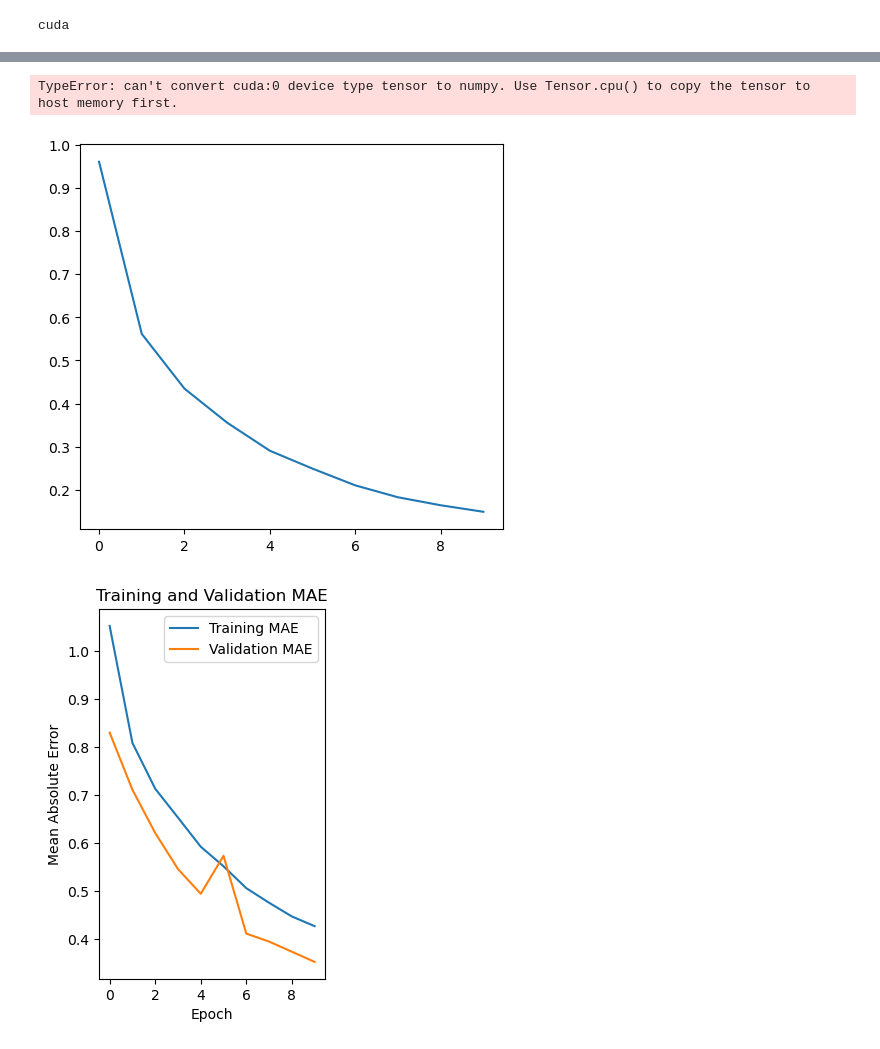
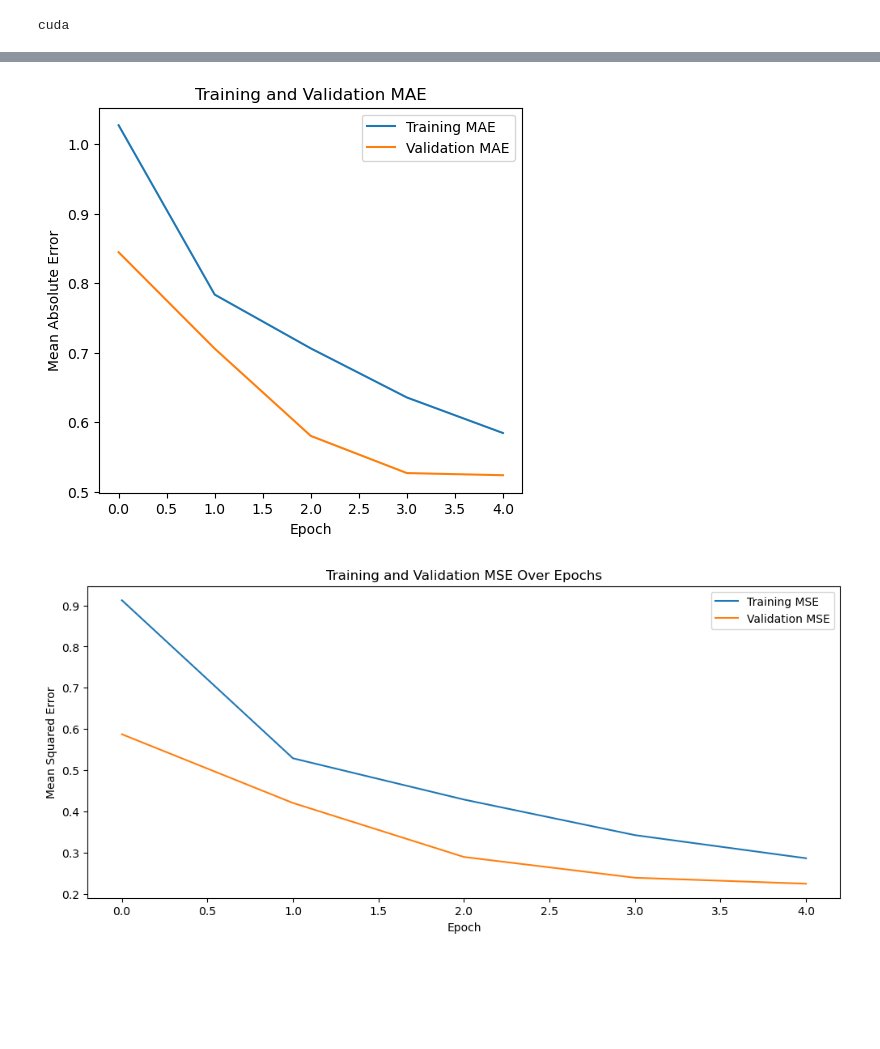
Before and after one commit to Kojimena/DS-P2, a Jupyter notebook: bert-baseline.ipynb, the cells around one changed output, grey strips where cells are left out. Cells and saved outputs as stored; diff of their text form; code cells hidden in the pictures; blank space fills up the shorter version.

```diff
--- a/bert-baseline.ipynb
+++ b/bert-baseline.ipynb
@@ -108,12 +108,13 @@ train_dataset, val_dataset = torch.utils.data.random_split(train_dataset, [train
 val_loader = torch.utils.data.DataLoader(val_dataset, batch_size=16, shuffle=False)
 # %%
 # Training loop
-history = {'loss': [], 'val_loss': [], 'mae': [], 'val_mae': []}
+history = {'loss': [], 'val_loss': [], 'mae': [], 'val_mae': [], 'mse': [], 'val_mse': []}
 
 model.train()
 for epoch in range(5):
     running_loss = 0.0
     running_mae = 0.0
+    running_mse = 0.0
 
     for step, (input_ids, attention_mask, content, wording) in enumerate(train_loader):
         input_ids = input_ids.to(device)
@@ -129,22 +130,28 @@ for epoch in range(5):
         optimizer.step()
 
         mae = torch.mean(torch.abs(outputs[:, 0] - content) + torch.abs(outputs[:, 1] - wording)).item()
+        mse = torch.mean((outputs[:, 0] - content) ** 2 + (outputs[:, 1] - wording) ** 2).item()
 
         running_loss += loss.item()
         running_mae += mae
+        running_mse += mse
 
     epoch_loss = running_loss / len(train_loader)
     epoch_mae = running_mae / len(train_loader)
+    epoch_mse = running_mse / len(train_loader)
+
     history['loss'].append(epoch_loss)
     history['mae'].append(epoch_mae)
+    history['mse'].append(epoch_mse)
 
-    print(f"Epoch {epoch+1} Loss: {epoch_loss}, MAE: {epoch_mae}")
+    print(f"Epoch {epoch+1} Loss: {epoch_loss}, MAE: {epoch_mae}, MSE: {epoch_mse}")
 
     # Validation loop
     model.eval()
     with torch.no_grad():
         val_loss = 0.0
         val_mae = 0.0
+        val_mse = 0.0
         for val_step, (input_ids, attention_mask, content, wording) in enumerate(val_loader):
             input_ids = input_ids.to(device)
             attention_mask = attention_mask.to(device)
@@ -152,14 +159,19 @@ for epoch in range(5):
             wording = wording.to(device)
 
             val_outputs = model(input_ids, attention_mask)
-            val_loss += (criterion(val_outputs[:, 0], content) + criterion(val_outputs[:, 1], wording))
+            val_loss += (criterion(val_outputs[:, 0], content) + criterion(val_outputs[:, 1], wording)).item()
             val_mae += torch.mean(torch.abs(val_outputs[:, 0] - content) + torch.abs(val_outputs[:, 1] - wording)).item()
+            val_mse += torch.mean((val_outputs[:, 0] - content) ** 2 + (val_outputs[:, 1] - wording) ** 2).item()
 
         avg_val_loss = val_loss / len(val_loader)
         avg_val_mae = val_mae / len(val_loader)
+        avg_val_mse = val_mse / len(val_loader)
+
         history['val_loss'].append(avg_val_loss)
         history['val_mae'].append(avg_val_mae)
+        history['val_mse'].append(avg_val_mse)
 
-        print(f"Validation Loss: {avg_val_loss}, Validation MAE: {avg_val_mae}")
+        print(f"Validation Loss: {avg_val_loss}, Validation MAE: {avg_val_mae}, Validation MSE: {avg_val_mse}")
+
     model.train()
 # %% [output]
@@ -186,33 +208,30 @@ Validation Loss: 0.10402475297451019, Validation MAE: 0.35189583980374867
 # %%
-# import matplotlib.pyplot as plt
-# # Plotting the results
-# plt.figure(figsize=(12, 5))
-# # Loss plot
-# plt.subplot(1, 2, 1)
-# plt.plot(history['loss'], label='Training Loss')
-# plt.plot(history['val_loss'], label='Validation Loss')
-# plt.title('Training and Validation Loss')
-# plt.xlabel('Epoch')
-# plt.ylabel('Loss')
-# plt.legend()
+# MAE plot
+import matplotlib.pyplot as plt
+plt.figure(figsize=(12, 5))
+plt.subplot(1, 2, 2)
+plt.plot(history['mae'], label='Training MAE')
+plt.plot(history['val_mae'], label='Validation MAE')
+plt.title('Training and Validation MAE')
+plt.xlabel('Epoch')
+plt.ylabel('Mean Absolute Error')
+plt.legend()
 
-# plt.show()
+plt.show()
 # %% [output]
-TypeError: can't convert cuda:0 device type tensor to numpy. Use Tensor.cpu() to copy the tensor to host memory first.
-[figure, old version]
+[figure, new version]
 # %%
-# MAE plot
-plt.subplot(1, 2, 2)
-plt.plot(history['mae'], label='Training MAE')
-plt.plot(history['val_mae'], label='Validation MAE')
-plt.title('Training and Validation MAE')
+# Graficar el MSE para entrenamiento y validación
+plt.figure(figsize=(12, 5))
+plt.plot(history['mse'], label='Training MSE')
+plt.plot(history['val_mse'], label='Validation MSE')
 plt.xlabel('Epoch')
-plt.ylabel('Mean Absolute Error')
+plt.ylabel('Mean Squared Error')
+plt.title('Training and Validation MSE Over Epochs')
 plt.legend()
-
 plt.show()
 # %% [output]
-[figure, old version]
+[figure, new version]
 # %%
 test_loader = torch.utils.data.DataLoader(test_dataset, batch_size=16, shuffle=False)
 # %%
```
Also changed, not shown: parts of 6 cells of this notebook, 3 other files.
